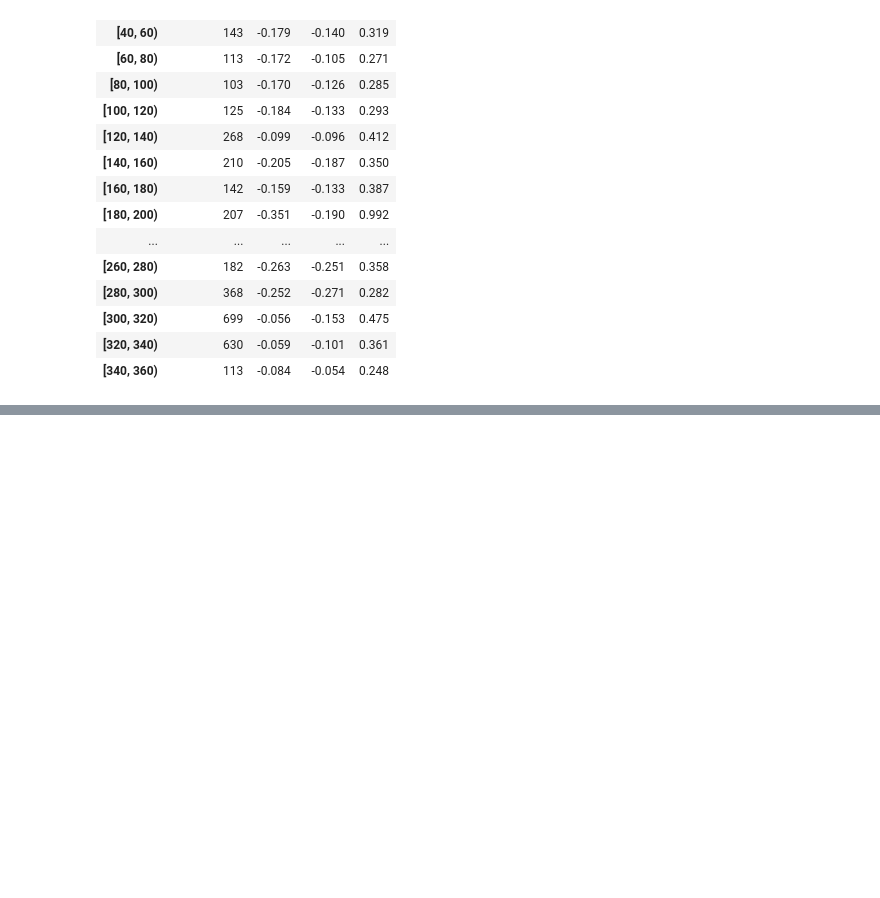
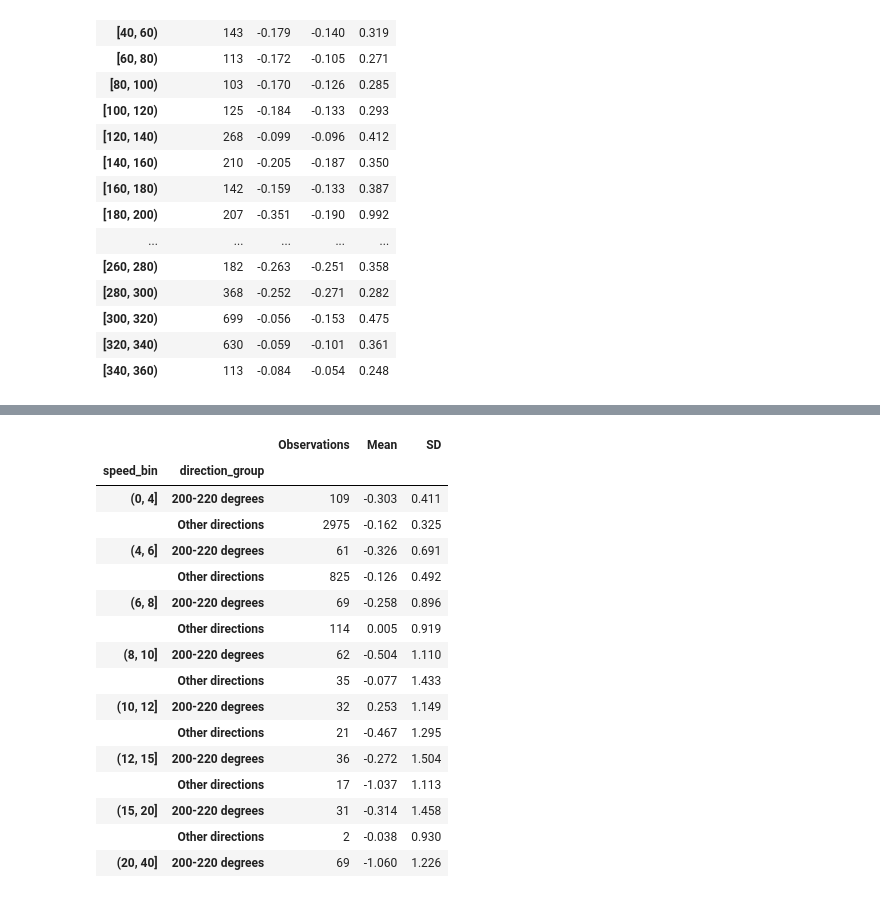
Before and after one commit to zachary-carifa/CU-Capstone-Project, a Jupyter notebook: notebooks/zack_notebooks/PartnerTurbineAnalysis.ipynb, the cells around one changed output, grey strips where cells are left out. Cells and saved outputs as stored; diff of their text form; code cells hidden in the pictures; blank space fills up the shorter version.

```diff
--- a/notebooks/zack_notebooks/PartnerTurbineAnalysis.ipynb
+++ b/notebooks/zack_notebooks/PartnerTurbineAnalysis.ipynb
@@ -335,0 +384,64 @@ display(sector_stats)
+# %%
+# Compare WTG166–167 differences by wind speed and direction
+
+direction_166 = turbines.xs(
+    "wind_direction", axis=1, level="variable"
+)["wtg166"]
+
+comparison = pd.DataFrame({
+    "wind166": wind["wtg166"],
+    "wind167": wind["wtg167"],
+    "direction": direction_166 % 360
+}).dropna()
+
+comparison["difference"] = (
+    comparison["wind166"] - comparison["wind167"]
+)
+
+comparison["avg_speed"] = (
+    comparison["wind166"] + comparison["wind167"]
+) / 2
+
+comparison["direction_group"] = np.where(
+    comparison["direction"].between(200, 220, inclusive="left"),
+    "200-220 degrees",
+    "Other directions"
+)
+
+comparison["speed_bin"] = pd.cut(
+    comparison["avg_speed"],
+    bins=[0, 4, 6, 8, 10, 12, 15, 20, 40]
+)
+
+speed_stats = (
+    comparison.groupby(
+        ["speed_bin", "direction_group"],
+        observed=True
+    )["difference"]
+    .agg(
+        Observations="count",
+        Mean="mean",
+        SD="std"
+    )
+    .round(3)
+)
+
+display(speed_stats)
+# %% [output]
+|  |  | Observations | Mean | SD |
+| speed_bin | direction_group |  |  |  |
+| (0, 4] | 200-220 degrees | 109 | -0.303 | 0.411 |
+|  | Other directions | 2975 | -0.162 | 0.325 |
+| (4, 6] | 200-220 degrees | 61 | -0.326 | 0.691 |
+|  | Other directions | 825 | -0.126 | 0.492 |
+| (6, 8] | 200-220 degrees | 69 | -0.258 | 0.896 |
+|  | Other directions | 114 | 0.005 | 0.919 |
+| (8, 10] | 200-220 degrees | 62 | -0.504 | 1.110 |
+|  | Other directions | 35 | -0.077 | 1.433 |
+| (10, 12] | 200-220 degrees | 32 | 0.253 | 1.149 |
+|  | Other directions | 21 | -0.467 | 1.295 |
+| (12, 15] | 200-220 degrees | 36 | -0.272 | 1.504 |
+|  | Other directions | 17 | -1.037 | 1.113 |
+| (15, 20] | 200-220 degrees | 31 | -0.314 | 1.458 |
+|  | Other directions | 2 | -0.038 | 0.930 |
+| (20, 40] | 200-220 degrees | 69 | -1.060 | 1.226 |
```
Also changed, not shown: parts of 9 cells of this notebook.
